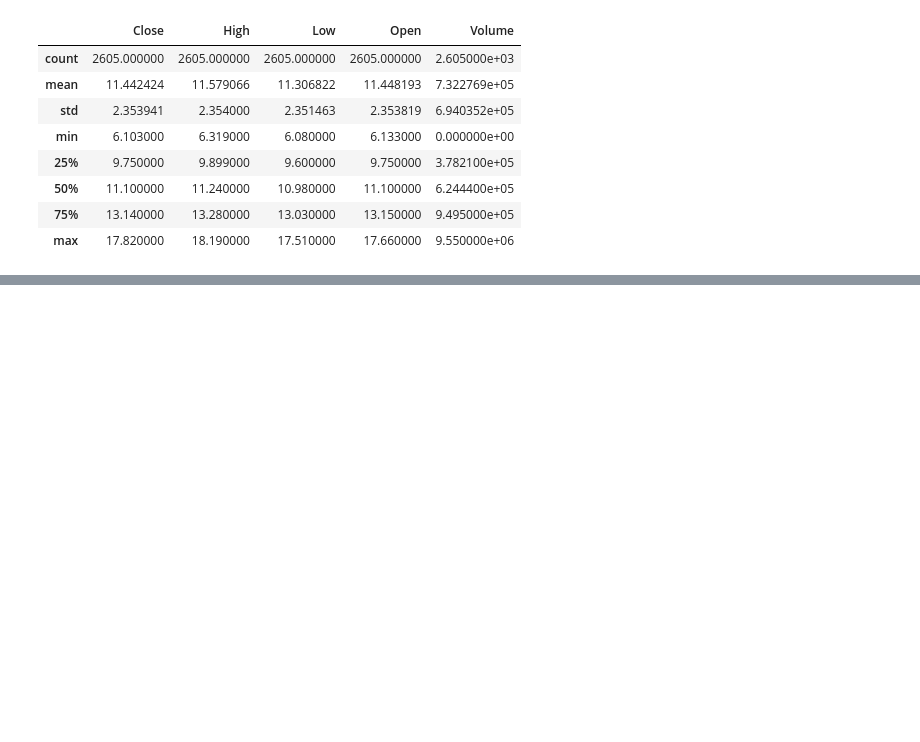
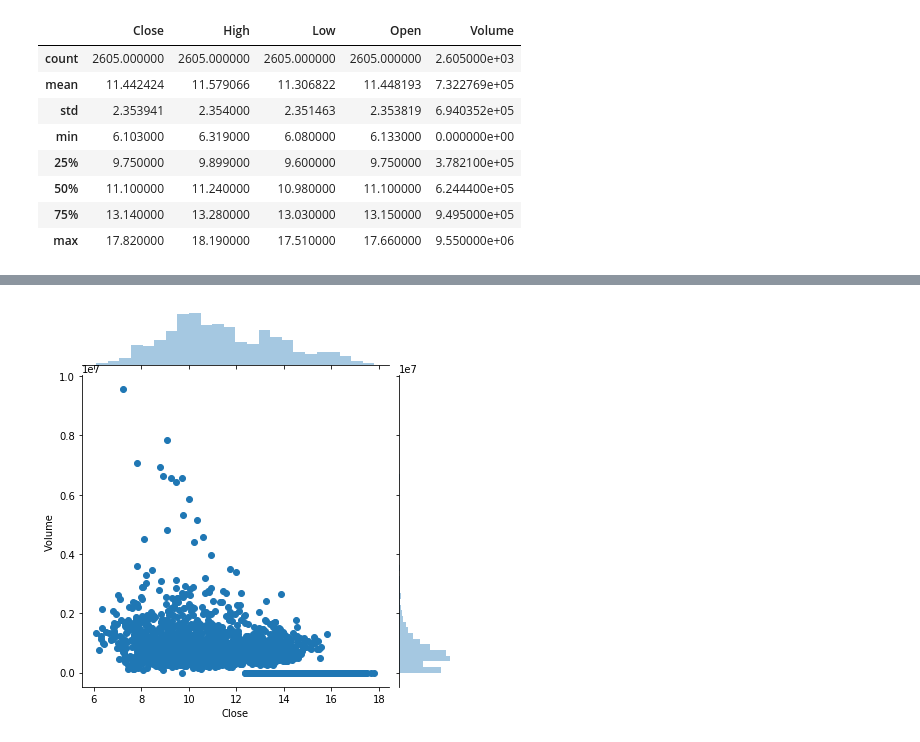
Before and after one commit to VincentLu91/SpanishStocksHistoricalData, a Jupyter notebook: indra_EDA.ipynb, the cells around one changed output, grey strips where cells are left out. Cells and saved outputs as stored; diff of their text form; code cells hidden in the pictures; blank space fills up the shorter version.

```diff
--- a/indra_EDA.ipynb
+++ b/indra_EDA.ipynb
@@ -116,0 +124,4 @@ indra_df.describe()
+# %%
+g = sns.jointplot(x="Close", y="Volume", data=indra_df)
+# %% [output]
+[figure, added]
```
Also changed, not shown: parts of 3 cells of this notebook.
